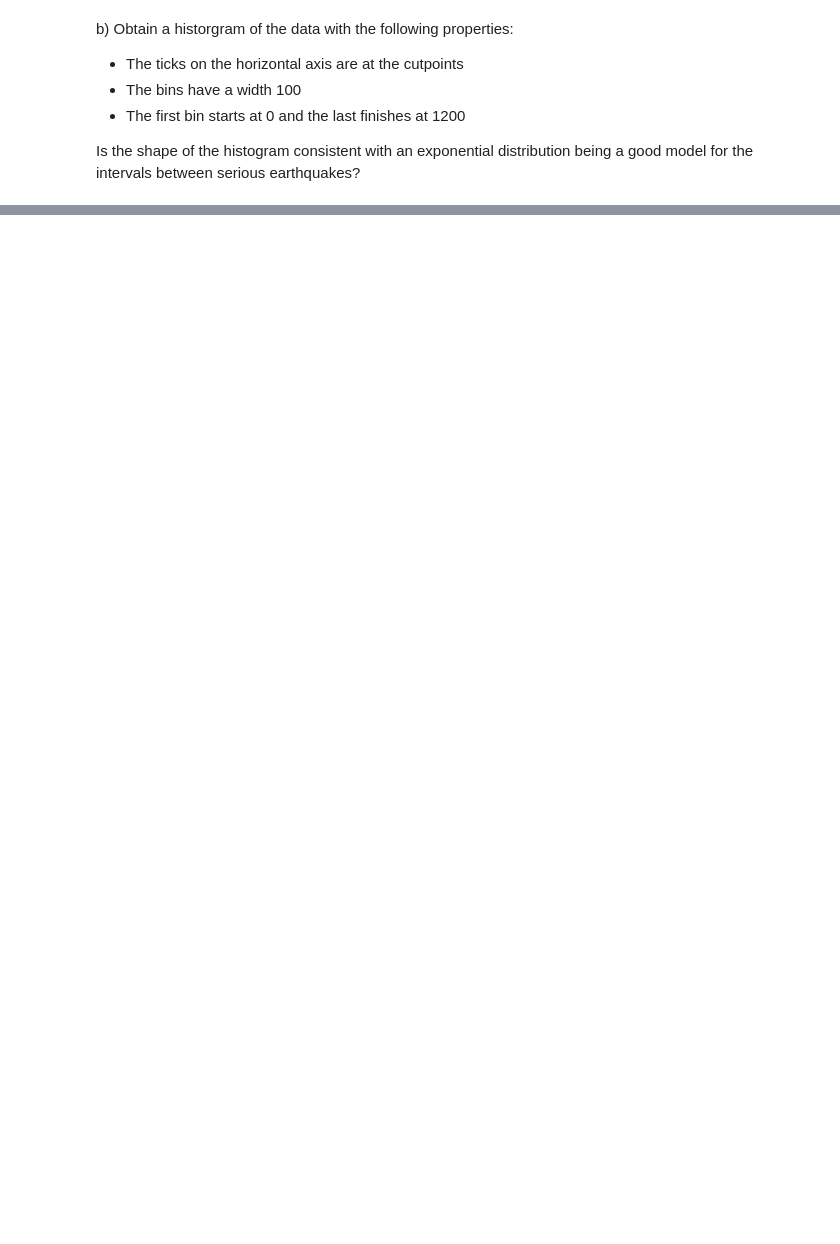
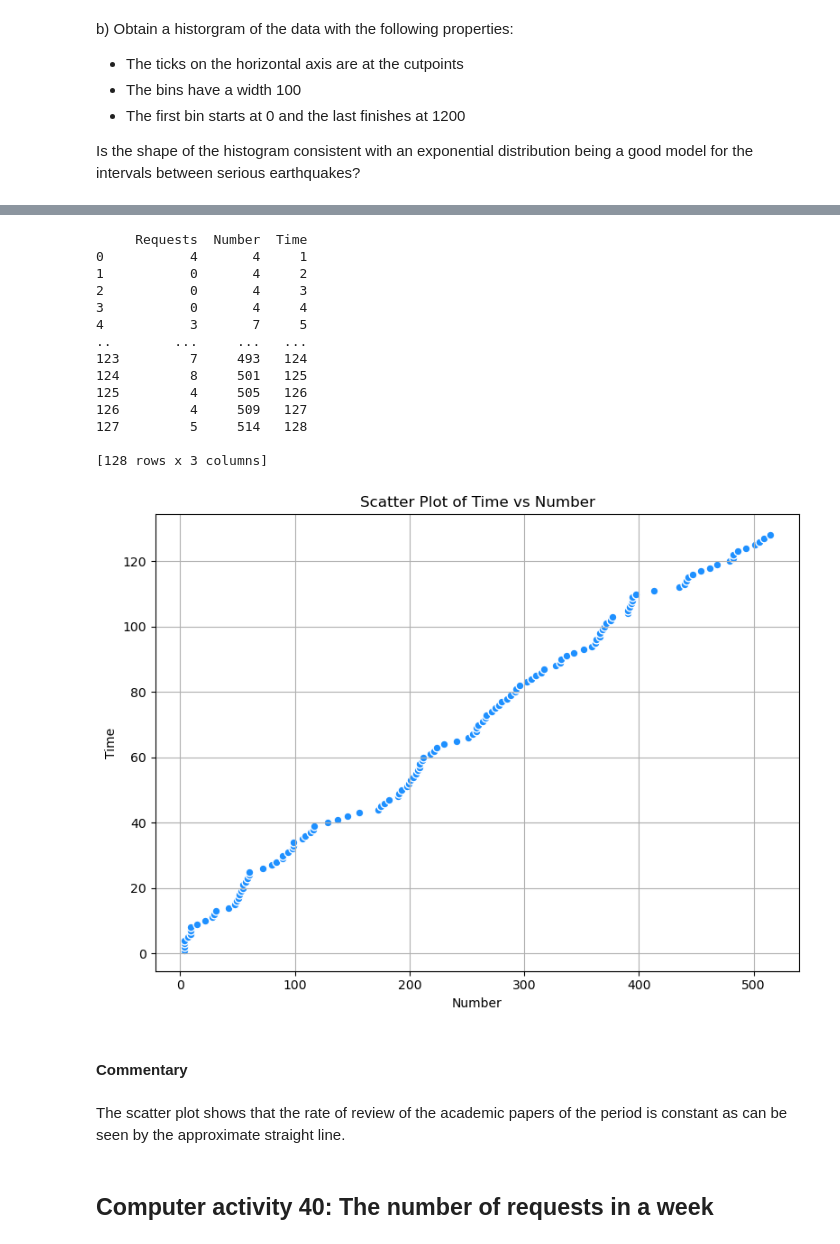
Before and after one commit to segunlonge/OU-M248-Computer-Activities-using-Python, a Jupyter notebook: 10. Computer Book A - The Poisson Processes.ipynb, the cells around one changed output, grey strips where cells are left out. Saved outputs shown, nothing was run; the diff lists cells and outputs as text; code cells hidden in the pictures; blank space fills up the shorter version.

```diff
--- a/10. Computer Book A - The Poisson Processes.ipynb
+++ b/10. Computer Book A - The Poisson Processes.ipynb
@@ -136,0 +340,64 @@ Is the shape of the histogram consistent with an exponential distribution being
+# %%
+import pandas as pd
+import matplotlib.pyplot as plt
+
+# Load data from csv
+df = pd.read_csv(r'C:\Python\OU M248 Data Analysis using Python\Data files\review-requests.csv')
+
+# Return the first 5 rows of the dataframe
+# print(df.head(5))
+
+# Do a cumulative sum of the interval times between coal mine explosions into another column called Time
+# running (consecutive) sum of Interval
+df["Number"] = df["Requests"].cumsum()
+
+# Do a cumulative count of the interval times between coal mine explosions into another column called Number
+# running (consecutive) count of Interval i.e. count the number of rows and then label in a new column from 1 to number of rows
+df["Time"] = range(1, len(df) + 1)
+
+# Print the dataframe with the new added columns
+print(df)
+
+# Assign columns to X and Y variables
+x_col = "Number"
+y_col = "Time"
+
+# Plot the scatter
+plt.figure(figsize=(8, 6))
+plt.scatter(df[x_col], df[y_col],
+            c='dodgerblue',        # marker color
+            alpha=1,       # transparency
+            edgecolor='w',   # marker border color
+            s=40)            # marker size
+
+# Label the axis and title
+plt.title(f'Scatter Plot of {y_col} vs {x_col}')
+plt.xlabel(x_col)
+plt.ylabel(y_col)
+plt.grid(True)
+
+# Show the plot
+plt.tight_layout()
+plt.show()
+# %% [output]
+     Requests  Number  Time
+0           4       4     1
+1           0       4     2
+2           0       4     3
+3           0       4     4
+4           3       7     5
+..        ...     ...   ...
+123         7     493   124
+124         8     501   125
+125         4     505   126
+126         4     509   127
+127         5     514   128
+
+[128 rows x 3 columns]
+[figure, added]
+# %% [markdown]
+#### Commentary
+# %% [markdown]
+The scatter plot shows that the rate of review of the academic papers of the period is constant as can be seen by the approximate straight line.
+# %% [markdown]
+## Computer activity 40: The number of requests in a week
```
Also changed, not shown: parts of 30 cells of this notebook, 2 other files.
